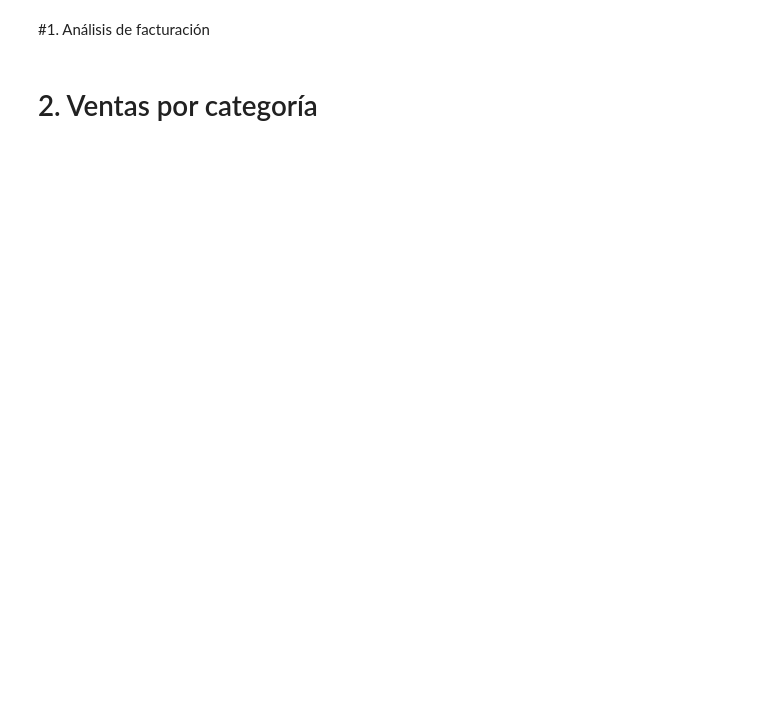
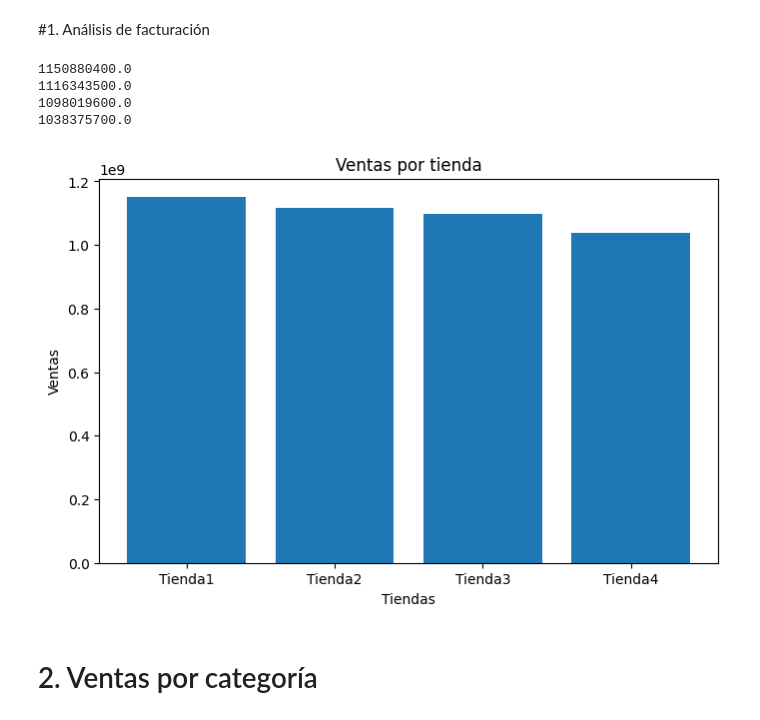
Before and after one commit to SebasOspina-montoya/Desafio-tiendas-alura, a Jupyter notebook: AluraStoreLatam.ipynb, the cells around one changed output. Saved outputs shown, nothing was run; the diff lists cells and outputs as text; code cells hidden in the pictures; blank space fills up the shorter version.

```diff
--- a/AluraStoreLatam.ipynb
+++ b/AluraStoreLatam.ipynb
@@ -25,5 +25,33 @@ tienda.head()
 | 4 | Silla de oficina | Muebles | 335200.0 | 20200.0 | 07/11/2020 | Maria Alfonso | Medellín | ... |
 # %% [markdown]
 #1. Análisis de facturación
+# %%
+ventas_tienda = tienda['Precio'].sum()
+print(ventas_tienda)
+ventas_tienda2 = tienda2['Precio'].sum()
+print(ventas_tienda2)
+ventas_tienda3 = tienda3['Precio'].sum()
+print(ventas_tienda3)
+ventas_tienda4 = tienda4['Precio'].sum()
+print(ventas_tienda4)
+# %% [output]
+1150880400.0
+1116343500.0
+1098019600.0
+1038375700.0
+# %%
+import matplotlib.pyplot as plt
+
+ventas = [ventas_tienda, ventas_tienda2, ventas_tienda3, ventas_tienda4]
+tiendas = ['Tienda1', 'Tienda2', 'Tienda3', 'Tienda4']
+
+plt.figure(figsize=(8,5))
+plt.bar(tiendas, ventas)
+plt.xlabel('Tiendas')
+plt.ylabel('Ventas')
+plt.title('Ventas por tienda')
+plt.show()
+# %% [output]
+[figure, added]
 # %% [markdown]
 # 2. Ventas por categoría
```
Also changed, not shown: parts of 4 cells of this notebook.
